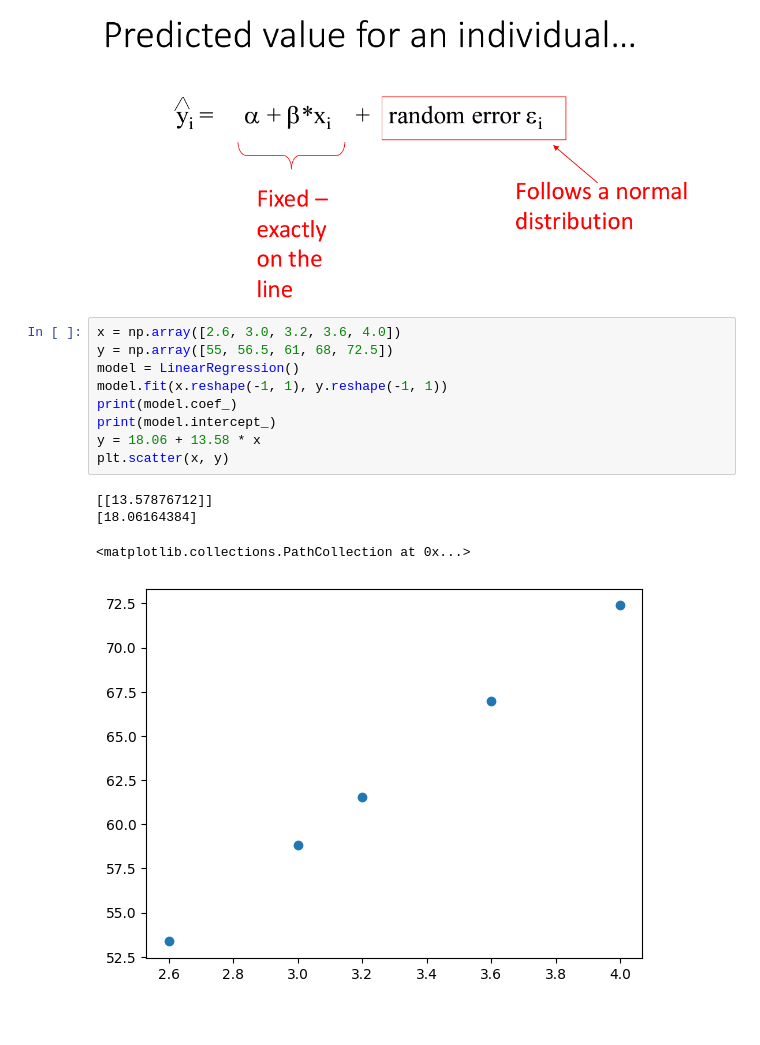
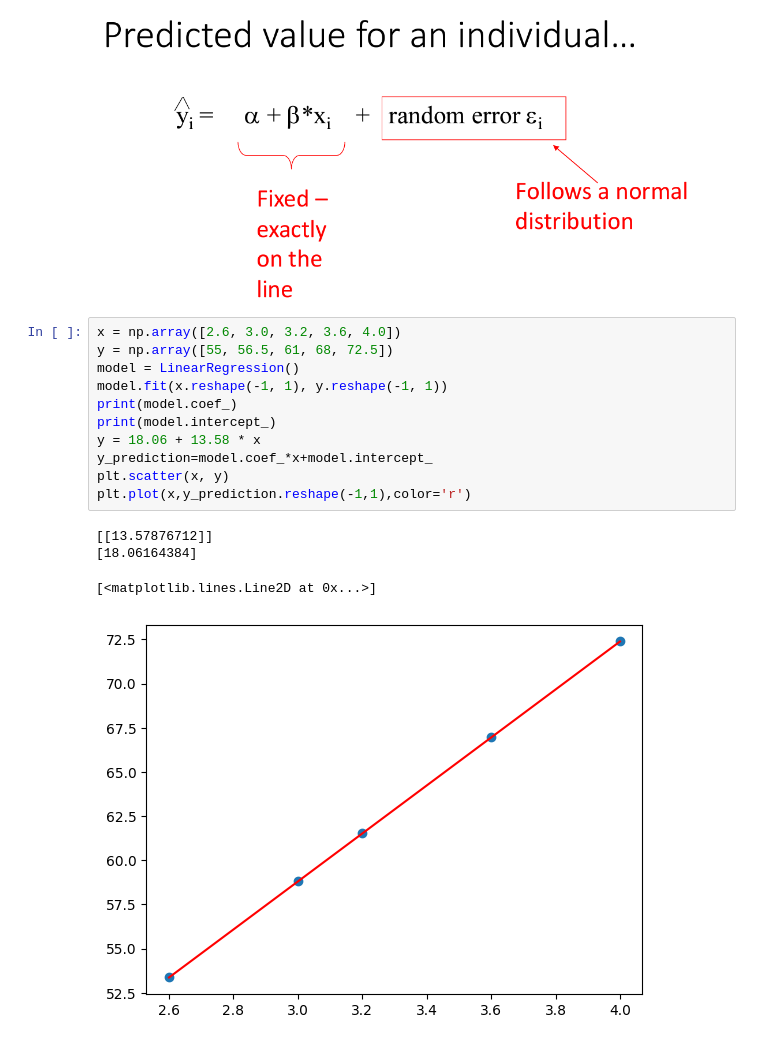
Before and after one commit to retrouvm/Code-Practice, a Jupyter notebook: Data_Science/lectures/lecture17.ipynb, the cells around one changed output. Drawn from its saved outputs; the diff is of its cells as text.

```diff
--- a/Data_Science/lectures/lecture17.ipynb
+++ b/Data_Science/lectures/lecture17.ipynb
@@ -174,14 +174,16 @@ Image(filename=r"C:\Users\rmani\OneDrive\Pictures\rand.png")
 # %%
 x = np.array([2.6, 3.0, 3.2, 3.6, 4.0])
 y = np.array([55, 56.5, 61, 68, 72.5])
 model = LinearRegression()
 model.fit(x.reshape(-1, 1), y.reshape(-1, 1))
 print(model.coef_)
 print(model.intercept_)
 y = 18.06 + 13.58 * x
+y_prediction=model.coef_*x+model.intercept_
 plt.scatter(x, y)
+plt.plot(x,y_prediction.reshape(-1,1),color='r')
 # %% [output]
 [[13.57876712]]
 [18.06164384]
-<matplotlib.collections.PathCollection at 0x...>
+[<matplotlib.lines.Line2D at 0x...>]
-[figure, old version]
+[figure, new version]
```
Also changed, not shown: parts of 4 cells of this notebook, 2 other files.
